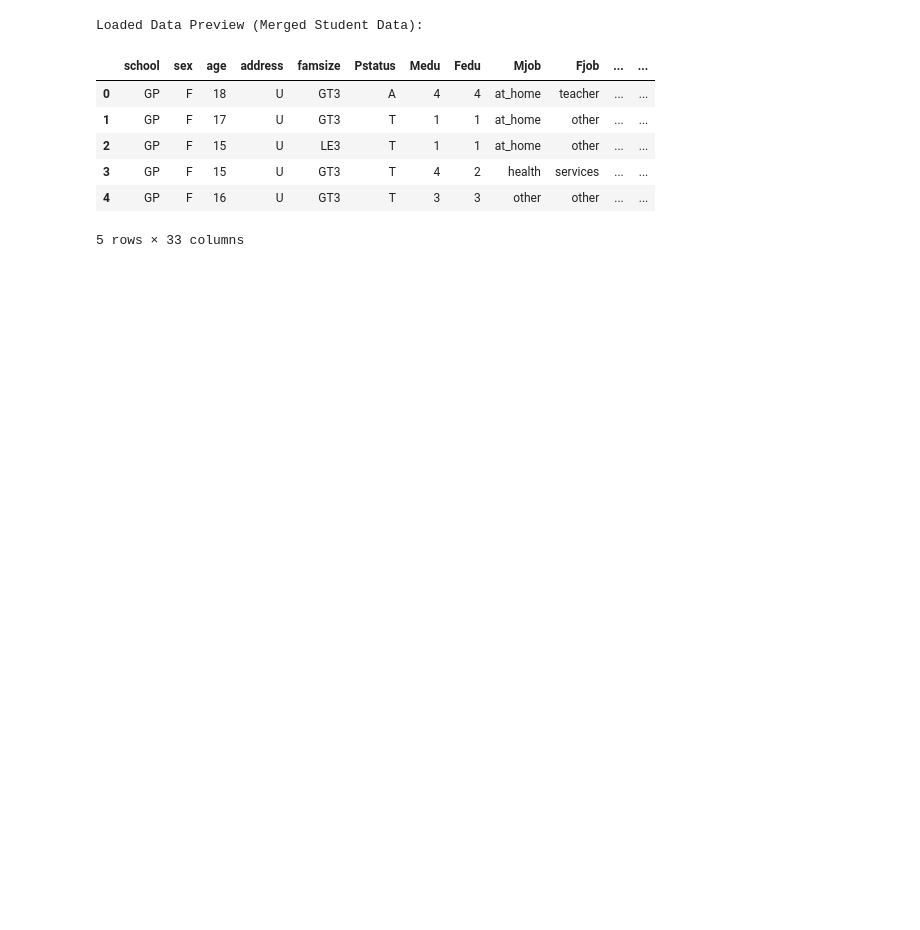
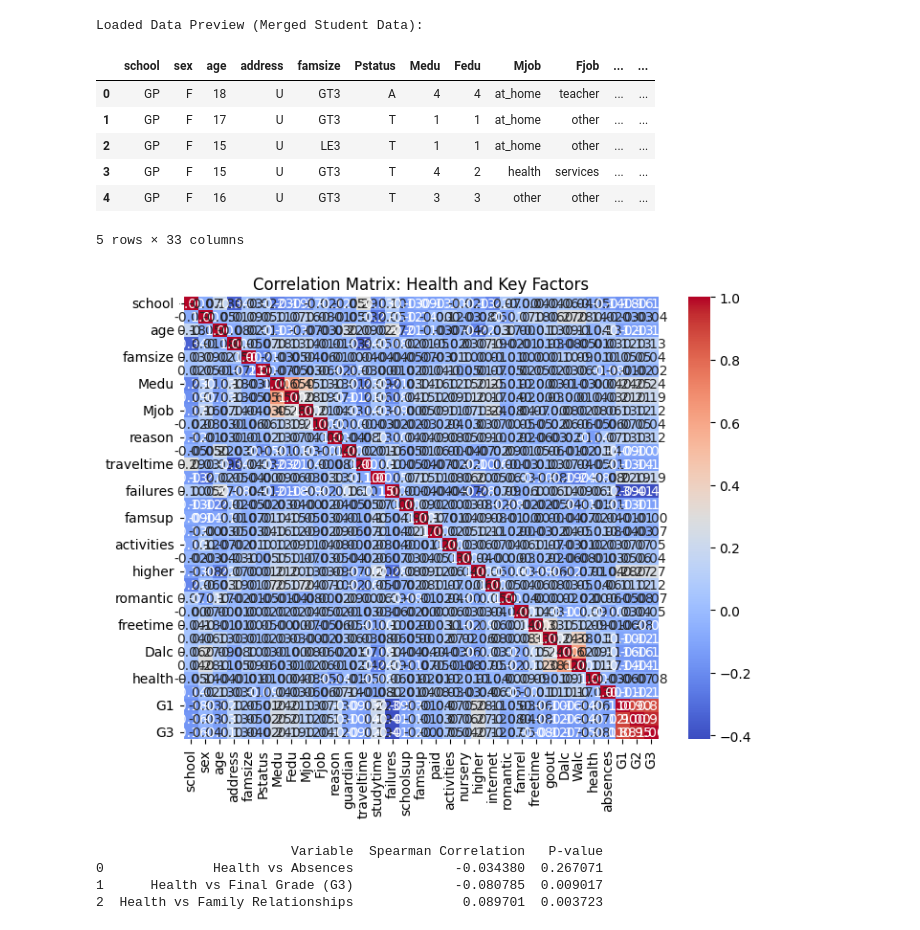
Before and after one commit to ethanshipman/Group-5-Project-4, a Jupyter notebook: Jupyter_Notebooks/NT_Notebook.ipynb, the cells around one changed output. Saved outputs shown, nothing was run; the diff lists cells and outputs as text; code cells hidden in the pictures; blank space fills up the shorter version.

```diff
--- a/Jupyter_Notebooks/NT_Notebook.ipynb
+++ b/Jupyter_Notebooks/NT_Notebook.ipynb
@@ -54,3 +56,14 @@ numeric_cols = df.select_dtypes(include=['int64', 'float64']).columns
 grade_cols = ['G1', 'G2', 'G3']
 numeric_cols = [col for col in df.select_dtypes(include=['int64', 'float64']).columns if col not in grade_cols]
 df[numeric_cols] = scaler.fit_transform(df[numeric_cols])
+# %%
+# Compute correlation matrix using Spearman (handles ordinal data better)
+correlation_matrix = df.corr(method='spearman')
+# %%
+# Visualize correlation matrix
+plt.figure(figsize=(8, 6))
+sns.heatmap(correlation_matrix, annot=True, cmap='coolwarm', fmt=".2f")
+plt.title("Correlation Matrix: Health and Key Factors")
+plt.show()
+# %% [output]
+[figure, added]
@@ -56,0 +82,8 @@ df[numeric_cols] = scaler.fit_transform(df[numeric_cols])
+# %%
+# Print correlation results
+print(correlation_results)
+# %% [output]
+                         Variable  Spearman Correlation   P-value
+0              Health vs Absences             -0.034380  0.267071
+1      Health vs Final Grade (G3)             -0.080785  0.009017
+2  Health vs Family Relationships              0.089701  0.003723
```
Also changed, not shown: parts of 7 cells of this notebook.
